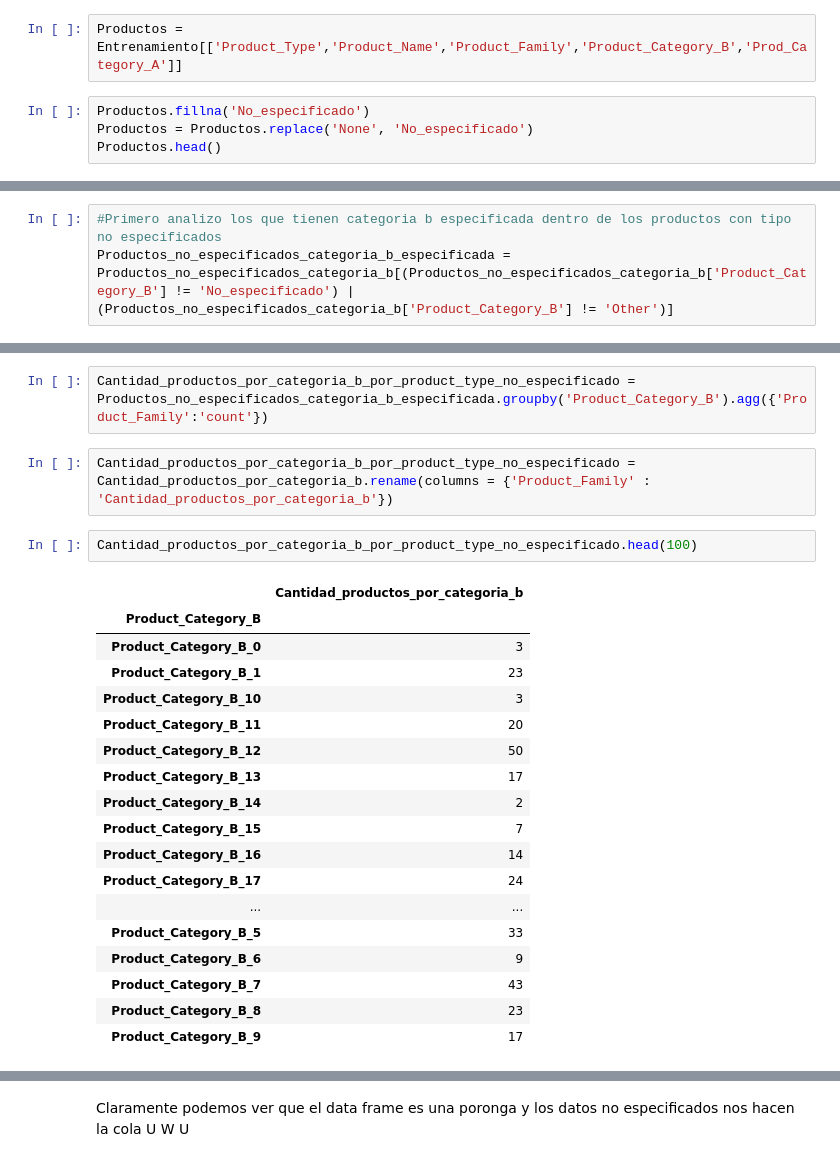
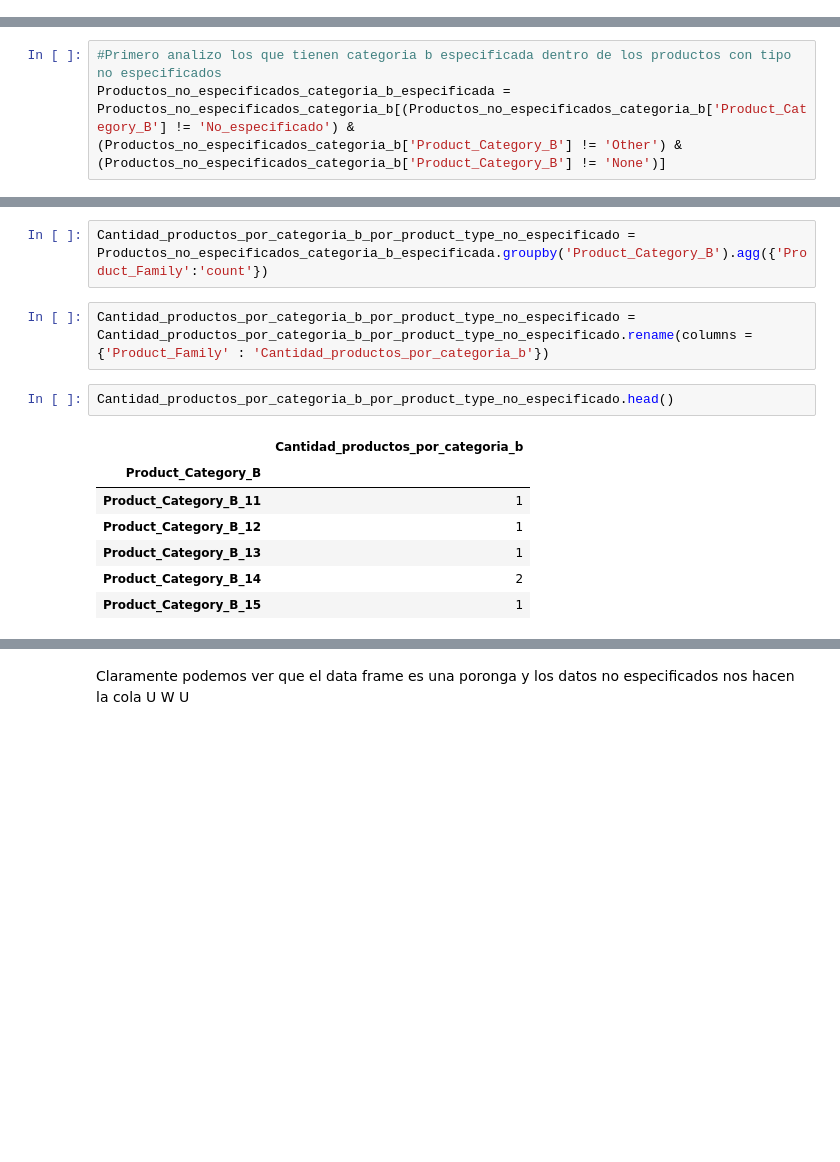
Before and after one commit to BautistaXifro/Datos, a Jupyter notebook: Analisis de productos/Analisis de productos.ipynb, the cells around one changed output, grey strips where cells are left out. Saved outputs shown, nothing was run; the diff lists cells and outputs as text; blank space fills up the shorter version.

```diff
--- a/Analisis de productos/Analisis de productos.ipynb
+++ b/Analisis de productos/Analisis de productos.ipynb
@@ -399,9 +399,3 @@ NO EXISTE OTRA CATEGORIA A QUE NO SEA NONE. Es la única categoria A que existe
 cmap = cm.get_cmap('inferno')
 saltos = np.linspace(0.2, 1, 15)
 colores = cmap(saltos)
-# %%
-Productos = Entrenamiento[['Product_Type','Product_Name','Product_Family','Product_Category_B','Prod_Category_A']]
-# %%
-Productos.fillna('No_especificado')
-Productos = Productos.replace('None', 'No_especificado')
-Productos.head()
@@ -522,6 +508,6 @@ memory usage: 642.6+ KB
 # %%
 #Primero analizo los que tienen categoria b especificada dentro de los productos con tipo no especificados
-Productos_no_especificados_categoria_b_especificada = Productos_no_especificados_categoria_b[(Productos_no_especificados_categoria_b['Product_Category_B'] != 'No_especificado') | (Productos_no_especificados_categoria_b['Product_Category_B'] != 'Other')]
+Productos_no_especificados_categoria_b_especificada = Productos_no_especificados_categoria_b[(Productos_no_especificados_categoria_b['Product_Category_B'] != 'No_especificado') & (Productos_no_especificados_categoria_b['Product_Category_B'] != 'Other') & (Productos_no_especificados_categoria_b['Product_Category_B'] != 'None')]
 # %%
 Productos_no_especificados_categoria_b_especificada.head()
 # %% [output]
@@ -534,28 +520,17 @@ Productos_no_especificados_categoria_b_especificada.head()
 # %%
 Cantidad_productos_por_categoria_b_por_product_type_no_especificado = Productos_no_especificados_categoria_b_especificada.groupby('Product_Category_B').agg({'Product_Family':'count'})
 # %%
-Cantidad_productos_por_categoria_b_por_product_type_no_especificado = Cantidad_productos_por_categoria_b.rename(columns = {'Product_Family' : 'Cantidad_productos_por_categoria_b'})
+Cantidad_productos_por_categoria_b_por_product_type_no_especificado = Cantidad_productos_por_categoria_b_por_product_type_no_especificado.rename(columns = {'Product_Family' : 'Cantidad_productos_por_categoria_b'})
 # %%
-Cantidad_productos_por_categoria_b_por_product_type_no_especificado.head(100)
+Cantidad_productos_por_categoria_b_por_product_type_no_especificado.head()
 # %% [output]
 |  | Cantidad_productos_por_categoria_b |
 | Product_Category_B |  |
-| Product_Category_B_0 | 3 |
-| Product_Category_B_1 | 23 |
-| Product_Category_B_10 | 3 |
-| Product_Category_B_11 | 20 |
-| Product_Category_B_12 | 50 |
-| Product_Category_B_13 | 17 |
+| Product_Category_B_11 | 1 |
+| Product_Category_B_12 | 1 |
+| Product_Category_B_13 | 1 |
 | Product_Category_B_14 | 2 |
-| Product_Category_B_15 | 7 |
-| Product_Category_B_16 | 14 |
-| Product_Category_B_17 | 24 |
-| ... | ... |
-| Product_Category_B_5 | 33 |
-| Product_Category_B_6 | 9 |
-| Product_Category_B_7 | 43 |
-| Product_Category_B_8 | 23 |
-| Product_Category_B_9 | 17 |
+| Product_Category_B_15 | 1 |
 # %%
 Top_10_Cantidad_productos_por_categoria_b_por_product_type_no_especificado = Cantidad_productos_por_categoria_b_por_product_type_no_especificado['Cantidad_productos_por_categoria_b'].nlargest(10).plot(kind='barh', figsize=(10,10), color=colores, width=0.85)
 plt.tick_params(axis='y', length=0)
```
Also changed, not shown: parts of 9 cells of this notebook.
